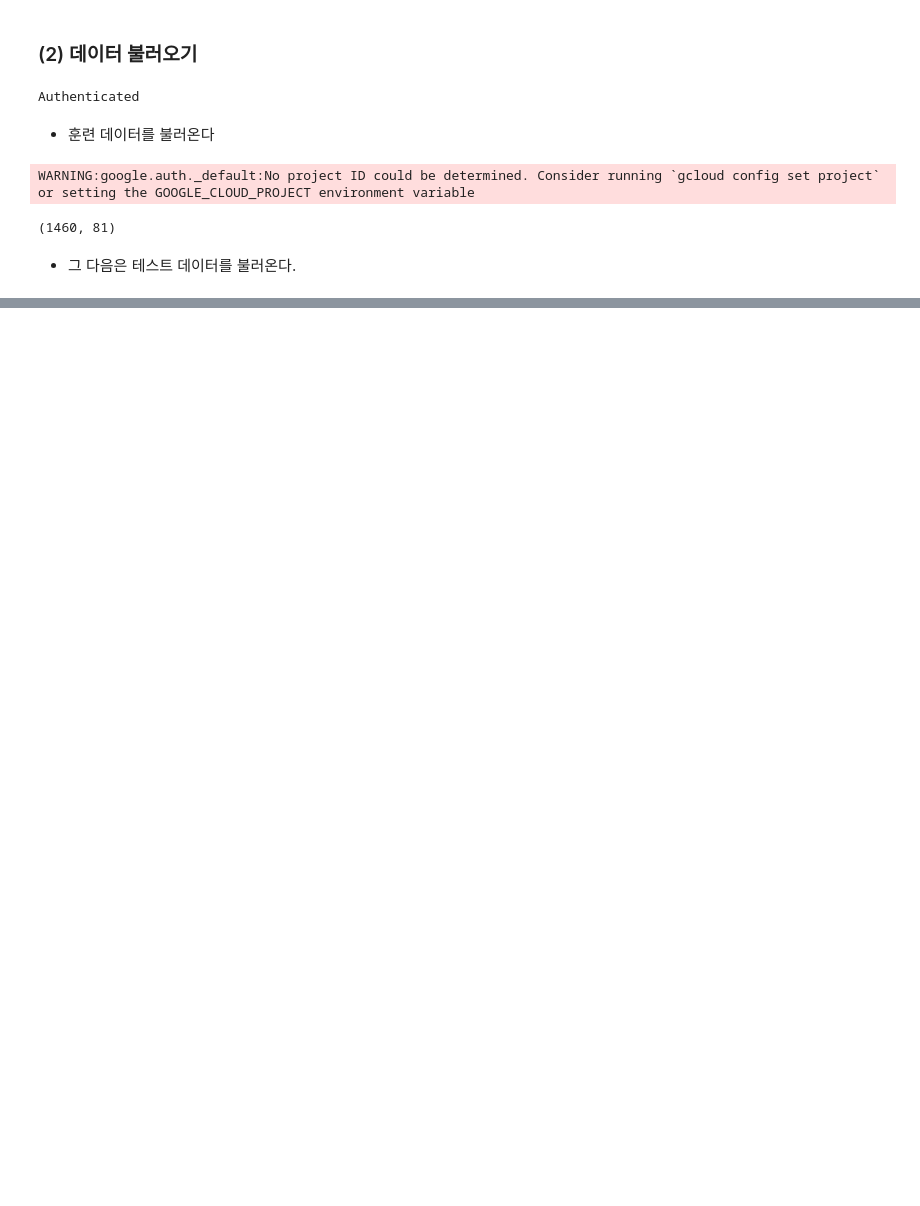
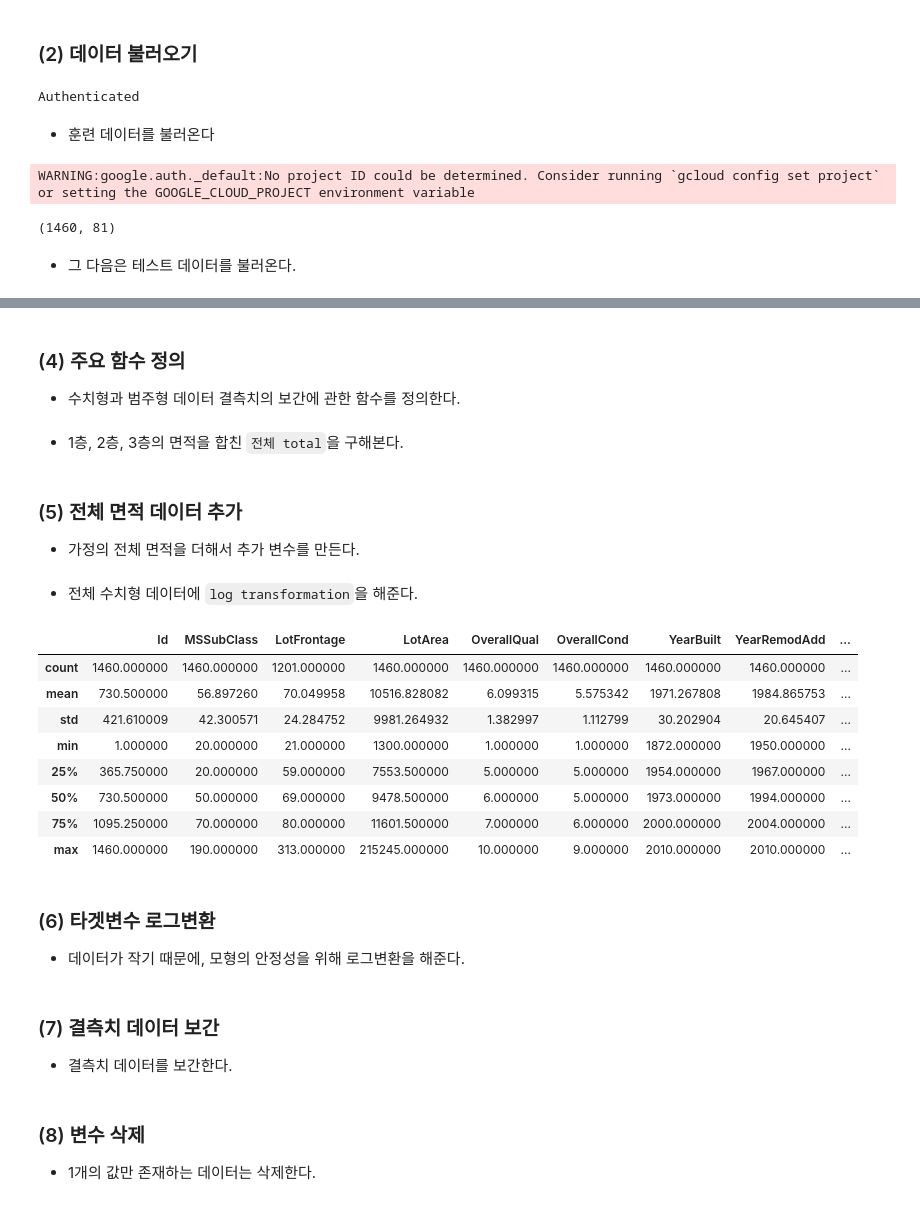
Before and after one commit to OH1107/Bigdata, a Jupyter notebook: ML/ML_3일차_20200819_HousePrice.ipynb, the cells around one changed output, grey strips where cells are left out. Saved outputs shown, nothing was run; the diff lists cells and outputs as text; code cells hidden in the pictures; blank space fills up the shorter version.

```diff
--- a/ML/ML_3일차_20200819_HousePrice.ipynb
+++ b/ML/ML_3일차_20200819_HousePrice.ipynb
@@ -224,0 +292,55 @@ df_train.shape
+# %% [markdown]
+### (4) 주요 함수 정의
+- 수치형과 범주형 데이터 결측치의 보간에 관한 함수를 정의한다.
+# %%
+def fill_missing(df, cols, val):
+    """ val 입력값을 넣는다. """
+    for col in cols:
+        df[col] = df[col].fillna(val)
+
+def fill_missing_with_mode(df, cols):
+    """ 최대 빈도수를 넣는다. """
+    for col in cols:
+        df[col] = df[col].fillna(df[col].mode()[0])
+
+def addlogs(res, cols):
+    """ 로그 변환 """
+    m = res.shape[1]
+    for c in cols:
+        res = res.assign(newcol=pd.Series(np.log(1.01+res[c])).values)
+        res.columns.values[m] = c + '_log'
+        m += 1
+    return res
+# %% [markdown]
+- 1층, 2층, 3층의 면적을 합친 `전체 total`을 구해본다.
+# %% [markdown]
+### (5) 전체 면적 데이터 추가
+- 가정의 전체 면적을 더해서 추가 변수를 만든다.
+# %%
+# 전체 면적 데이터를 "도출 변수" 생성
+df_train['TotalSF'] = df_train['TotalBsmtSF'] + df_train['my1stFlrSF'] + df_train['my2ndFlrSF']
+# %% [markdown]
+- 전체 수치형 데이터에 `log transformation`을 해준다.
+# %%
+loglist = ['LotFrontage','LotArea','MasVnrArea','BsmtFinSF1','BsmtFinSF2','BsmtUnfSF',
+            'TotalBsmtSF','my1stFlrSF','my2ndFlrSF','LowQualFinSF','GrLivArea',
+            'BsmtFullBath','BsmtHalfBath','FullBath','HalfBath','BedroomAbvGr','KitchenAbvGr',
+            'TotRmsAbvGrd','Fireplaces','GarageCars','GarageArea','WoodDeckSF','OpenPorchSF',
+            'EnclosedPorch','my3SsnPorch','ScreenPorch','PoolArea','MiscVal','YearRemodAdd','TotalSF']
+
+df_train = addlogs(df_train, loglist)
+# %%
+df_train.describe()
+# %% [output]
+|  | Id | MSSubClass | LotFrontage | LotArea | OverallQual | OverallCond | YearBuilt | YearRemodAdd | ... |
+| count | 1460.000000 | 1460.000000 | 1201.000000 | 1460.000000 | 1460.000000 | 1460.000000 | 1460.000000 | 1460.000000 | ... |
+| mean | 730.500000 | 56.897260 | 70.049958 | 10516.828082 | 6.099315 | 5.575342 | 1971.267808 | 1984.865753 | ... |
+| std | 421.610009 | 42.300571 | 24.284752 | 9981.264932 | 1.382997 | 1.112799 | 30.202904 | 20.645407 | ... |
+| min | 1.000000 | 20.000000 | 21.000000 | 1300.000000 | 1.000000 | 1.000000 | 1872.000000 | 1950.000000 | ... |
+| 25% | 365.750000 | 20.000000 | 59.000000 | 7553.500000 | 5.000000 | 5.000000 | 1954.000000 | 1967.000000 | ... |
+| 50% | 730.500000 | 50.000000 | 69.000000 | 9478.500000 | 6.000000 | 5.000000 | 1973.000000 | 1994.000000 | ... |
+| 75% | 1095.250000 | 70.000000 | 80.000000 | 11601.500000 | 7.000000 | 6.000000 | 2000.000000 | 2004.000000 | ... |
+| max | 1460.000000 | 190.000000 | 313.000000 | 215245.000000 | 10.000000 | 9.000000 | 2010.000000 | 2010.000000 | ... |
+# %% [markdown]
+### (6) 타겟변수 로그변환
+- 데이터가 작기 때문에, 모형의 안정성을 위해 로그변환을 해준다.
@@ -224,0 +349,3 @@ df_train.shape
+# %% [markdown]
+### (7) 결측치 데이터 보간
+- 결측치 데이터를 보간한다.
@@ -224,0 +368,3 @@ df_train.shape
+# %% [markdown]
+### (8) 변수 삭제
+- 1개의 값만 존재하는 데이터는 삭제한다.
```
Also changed, not shown: parts of 19 cells of this notebook.
